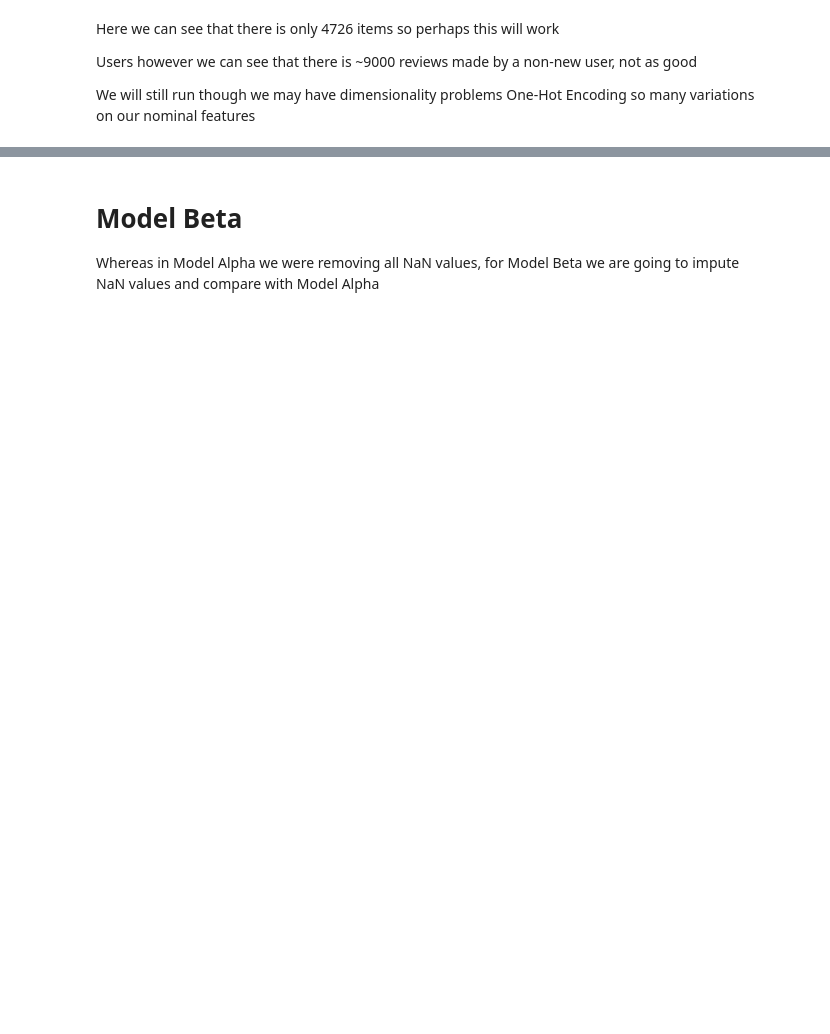
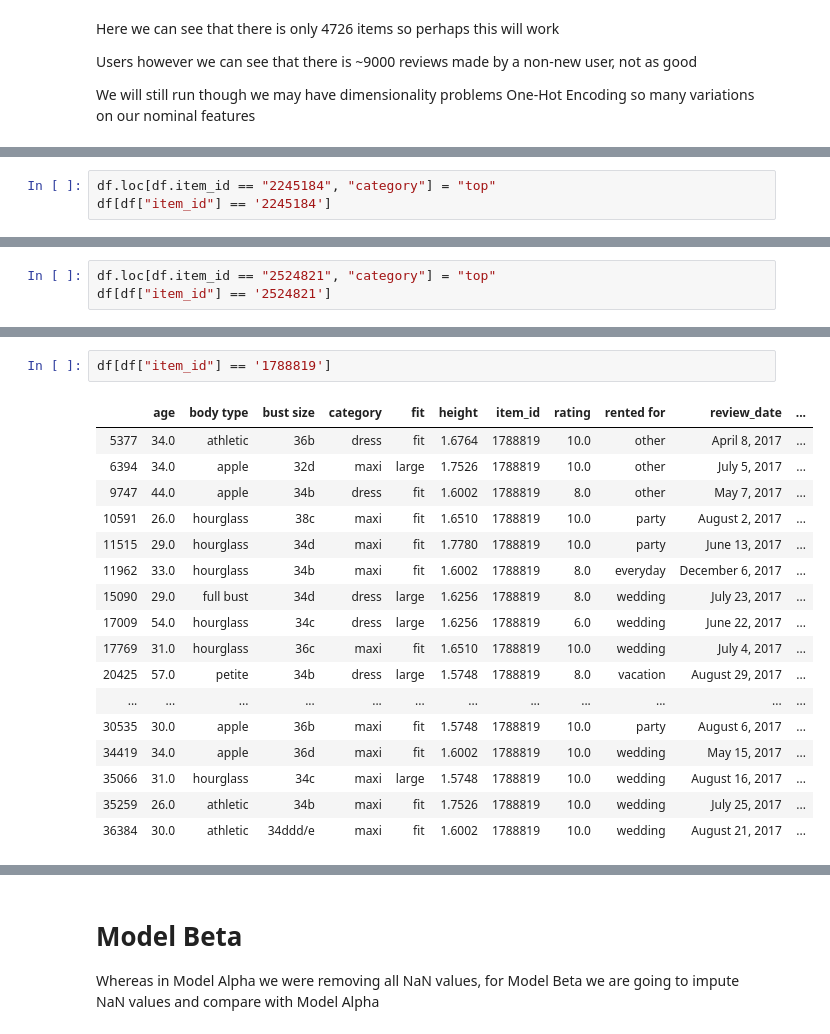
Before and after one commit to olanmccarthy/ai1_ca, a Jupyter notebook: ass1.ipynb, the cells around one changed output, grey strips where cells are left out. Cells and saved outputs as stored; diff of their text form; blank space fills up the shorter version.

Commit message:
added code to equate categories
added code that ensure that every item of clothing that shares an item_id also shares a category

```diff
--- a/ass1.ipynb
+++ b/ass1.ipynb
@@ -454,0 +467,3 @@ cv=kf))
+# %%
+df.loc[df.item_id == "2245184", "category"] = "top"
+df[df["item_id"] == '2245184']
@@ -454,0 +485,3 @@ cv=kf))
+# %%
+df.loc[df.item_id == "2524821", "category"] = "top"
+df[df["item_id"] == '2524821']
@@ -454,0 +495,20 @@ cv=kf))
+# %%
+df[df["item_id"] == '1788819']
+# %% [output]
+|  | age | body type | bust size | category | fit | height | item_id | rating | rented for | review_date | ... |
+| 5377 | 34.0 | athletic | 36b | dress | fit | 1.6764 | 1788819 | 10.0 | other | April 8, 2017 | ... |
+| 6394 | 34.0 | apple | 32d | maxi | large | 1.7526 | 1788819 | 10.0 | other | July 5, 2017 | ... |
+| 9747 | 44.0 | apple | 34b | dress | fit | 1.6002 | 1788819 | 8.0 | other | May 7, 2017 | ... |
+| 10591 | 26.0 | hourglass | 38c | maxi | fit | 1.6510 | 1788819 | 10.0 | party | August 2, 2017 | ... |
+| 11515 | 29.0 | hourglass | 34d | maxi | fit | 1.7780 | 1788819 | 10.0 | party | June 13, 2017 | ... |
+| 11962 | 33.0 | hourglass | 34b | maxi | fit | 1.6002 | 1788819 | 8.0 | everyday | December 6, 2017 | ... |
+| 15090 | 29.0 | full bust | 34d | dress | large | 1.6256 | 1788819 | 8.0 | wedding | July 23, 2017 | ... |
+| 17009 | 54.0 | hourglass | 34c | dress | large | 1.6256 | 1788819 | 6.0 | wedding | June 22, 2017 | ... |
+| 17769 | 31.0 | hourglass | 36c | maxi | fit | 1.6510 | 1788819 | 10.0 | wedding | July 4, 2017 | ... |
+| 20425 | 57.0 | petite | 34b | dress | large | 1.5748 | 1788819 | 8.0 | vacation | August 29, 2017 | ... |
+| ... | ... | ... | ... | ... | ... | ... | ... | ... | ... | ... | ... |
+| 30535 | 30.0 | apple | 36b | maxi | fit | 1.5748 | 1788819 | 10.0 | party | August 6, 2017 | ... |
+| 34419 | 34.0 | apple | 36d | maxi | fit | 1.6002 | 1788819 | 10.0 | wedding | May 15, 2017 | ... |
+| 35066 | 31.0 | hourglass | 34c | maxi | large | 1.5748 | 1788819 | 10.0 | wedding | August 16, 2017 | ... |
+| 35259 | 26.0 | athletic | 34b | maxi | fit | 1.7526 | 1788819 | 10.0 | wedding | July 25, 2017 | ... |
+| 36384 | 30.0 | athletic | 34ddd/e | maxi | fit | 1.6002 | 1788819 | 10.0 | wedding | August 21, 2017 | ... |
```
Also changed, not shown: parts of 21 cells of this notebook.
